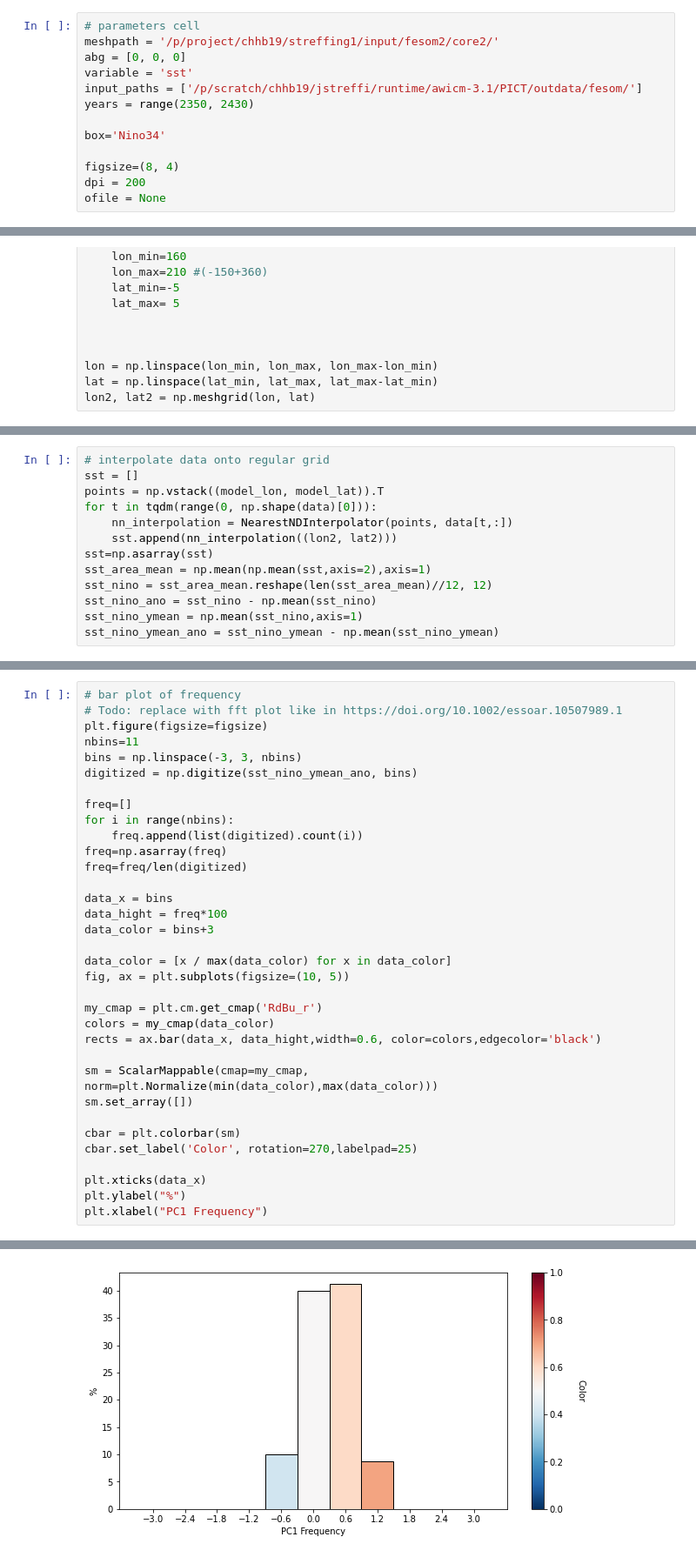
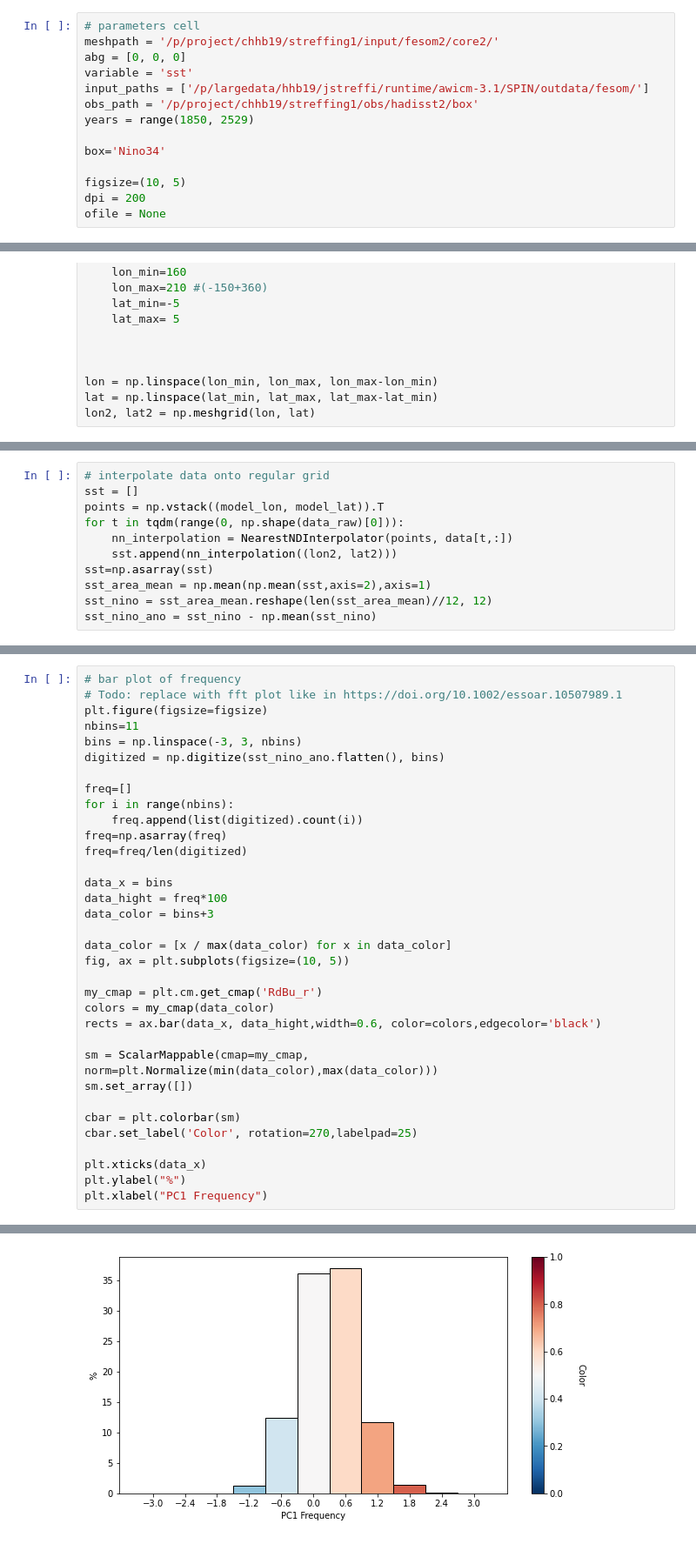
Before and after one commit to FESOM/fdiag, a Jupyter notebook: fdiag/templates/enso_box.ipynb, the cells around one changed output, grey strips where cells are left out. Shown at 87% size. Saved outputs shown, nothing was run; the diff lists cells and outputs as text.

```diff
--- a/fdiag/templates/enso_box.ipynb
+++ b/fdiag/templates/enso_box.ipynb
@@ -26,12 +26,13 @@ from scipy import signal
 meshpath = '/p/project/chhb19/streffing1/input/fesom2/core2/'
 abg = [0, 0, 0]
 variable = 'sst'
-input_paths = ['/p/scratch/chhb19/jstreffi/runtime/awicm-3.1/PICT/outdata/fesom/']
-years = range(2350, 2430)
+input_paths = ['/p/largedata/hhb19/jstreffi/runtime/awicm-3.1/SPIN/outdata/fesom/']
+obs_path = '/p/project/chhb19/streffing1/obs/hadisst2/box'
+years = range(1850, 2529)
 
 box='Nino34'
 
-figsize=(8, 4)
+figsize=(10, 5)
 dpi = 200
 ofile = None
 # %%
@@ -141,12 +179,10 @@ if ofile is not None:
 # interpolate data onto regular grid
 sst = []
 points = np.vstack((model_lon, model_lat)).T
-for t in tqdm(range(0, np.shape(data)[0])):
+for t in tqdm(range(0, np.shape(data_raw)[0])):
     nn_interpolation = NearestNDInterpolator(points, data[t,:])
     sst.append(nn_interpolation((lon2, lat2)))
 sst=np.asarray(sst)
 sst_area_mean = np.mean(np.mean(sst,axis=2),axis=1)
 sst_nino = sst_area_mean.reshape(len(sst_area_mean)//12, 12)
 sst_nino_ano = sst_nino - np.mean(sst_nino)
-sst_nino_ymean = np.mean(sst_nino,axis=1)
-sst_nino_ymean_ano = sst_nino_ymean - np.mean(sst_nino_ymean)
@@ -211,35 +267,35 @@ if ofile is not None:
 plt.figure(figsize=figsize)
 nbins=11
 bins = np.linspace(-3, 3, nbins)
-digitized = np.digitize(sst_nino_ymean_ano, bins)
+digitized = np.digitize(sst_nino_ano.flatten(), bins)
 
 freq=[]
 for i in range(nbins):
     freq.append(list(digitized).count(i))
 freq=np.asarray(freq)
 freq=freq/len(digitized)
 
 data_x = bins
 data_hight = freq*100
 data_color = bins+3
 
 data_color = [x / max(data_color) for x in data_color]
 fig, ax = plt.subplots(figsize=(10, 5))
 
 my_cmap = plt.cm.get_cmap('RdBu_r')
 colors = my_cmap(data_color)
 rects = ax.bar(data_x, data_hight,width=0.6, color=colors,edgecolor='black')
 
 sm = ScalarMappable(cmap=my_cmap, norm=plt.Normalize(min(data_color),max(data_color)))
 sm.set_array([])
 
 cbar = plt.colorbar(sm)
 cbar.set_label('Color', rotation=270,labelpad=25)
 
 plt.xticks(data_x)
 plt.ylabel("%")
 plt.xlabel("PC1 Frequency")
 # %% [output]
 Text(0.5, 0, 'PC1 Frequency')
 <Figure size 720x360 with 0 Axes>
-[figure, old version]
+[figure, new version]
```
Also changed, not shown: parts of 14 cells of this notebook, 22 other files.
